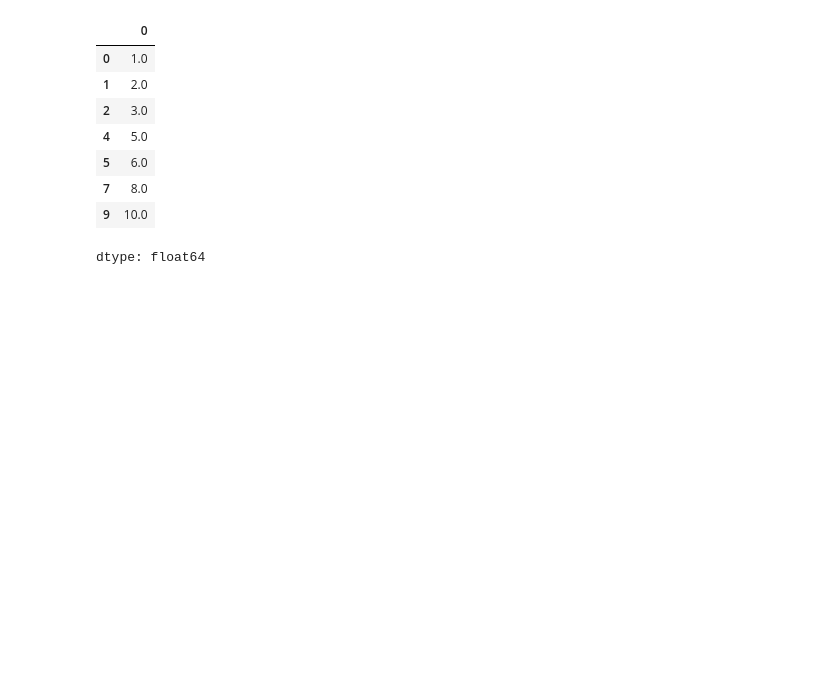
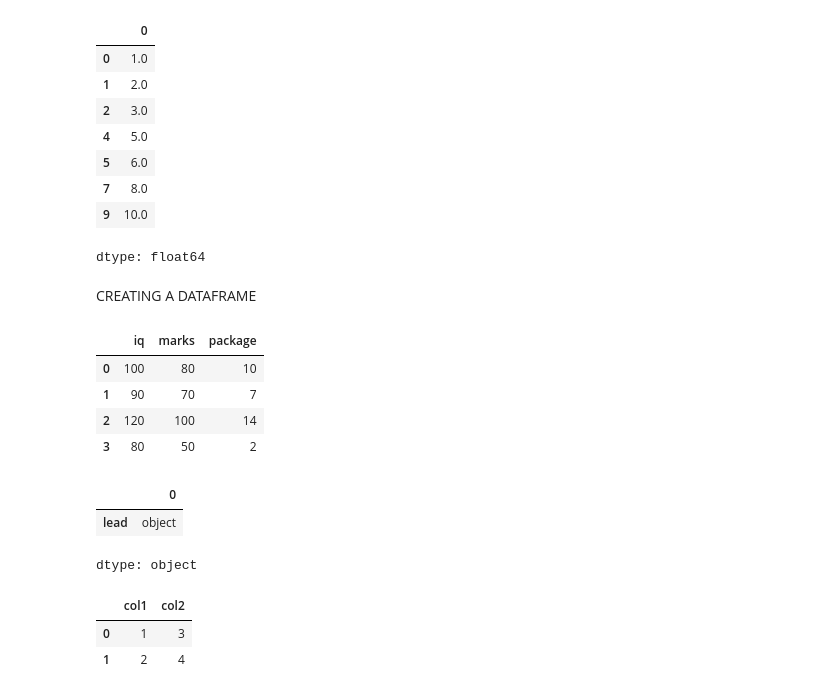
Before and after one commit to NehalPisalkar/Nehal2025, a Jupyter notebook: (BASICS_OF_PANDAS)2.ipynb, the cells around one changed output. Drawn from its saved outputs; the diff is of its cells as text; code cells hidden in the pictures; blank space fills up the shorter version.

```diff
--- a/(BASICS_OF_PANDAS)2.ipynb
+++ b/(BASICS_OF_PANDAS)2.ipynb
@@ -468,3 +468,37 @@ temp.dropna()
 | 7 | 8.0 |
 | 9 | 10.0 |
 dtype: float64
+# %% [markdown]
+CREATING A DATAFRAME
+# %%
+
+
+student_data = [
+    [100,80,10],
+    [90,70,7],
+    [120,100,14],
+    [80,50,2]
+]
+
+students = pd.DataFrame(student_data,columns=['iq','marks','package'])
+students
+# %% [output]
+|  | iq | marks | package |
+| 0 | 100 | 80 | 10 |
+| 1 | 90 | 70 | 7 |
+| 2 | 120 | 100 | 14 |
+| 3 | 80 | 50 | 2 |
+# %%
+a.dtypes
+# %% [output]
+|  | 0 |
+| lead | object |
+dtype: object
+# %%
+ d = {'col1': [1, 2], 'col2': [3, 4]}
+ df = pd.DataFrame(data=d)
+ df
+# %% [output]
+|  | col1 | col2 |
+| 0 | 1 | 3 |
+| 1 | 2 | 4 |
```
Also changed, not shown: parts of 15 cells of this notebook.
